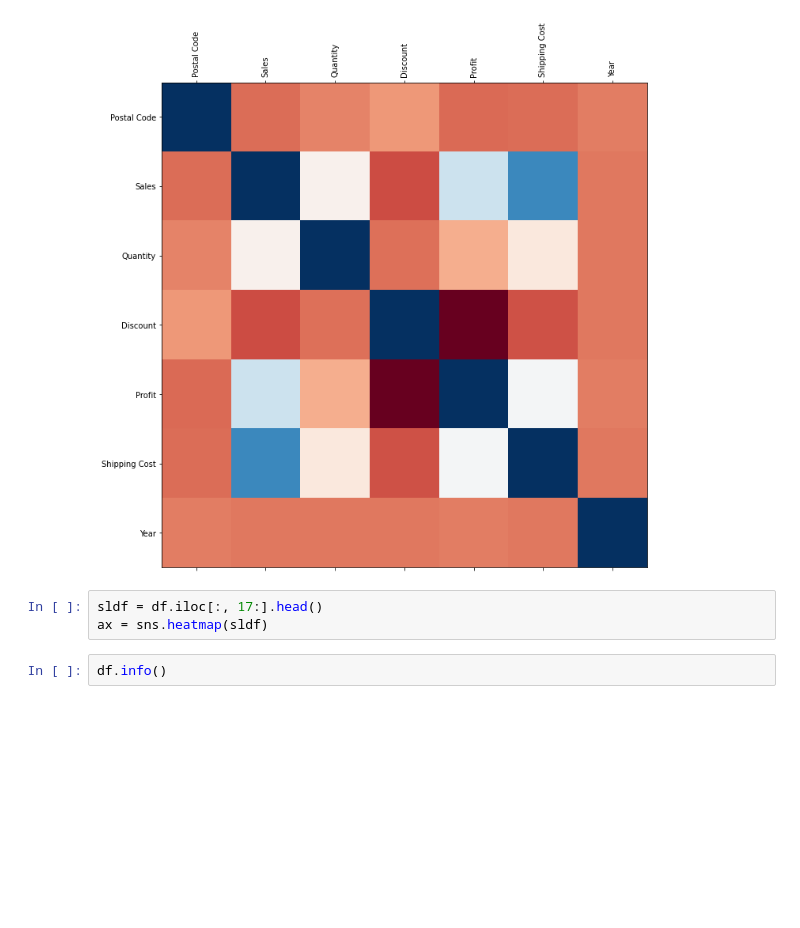
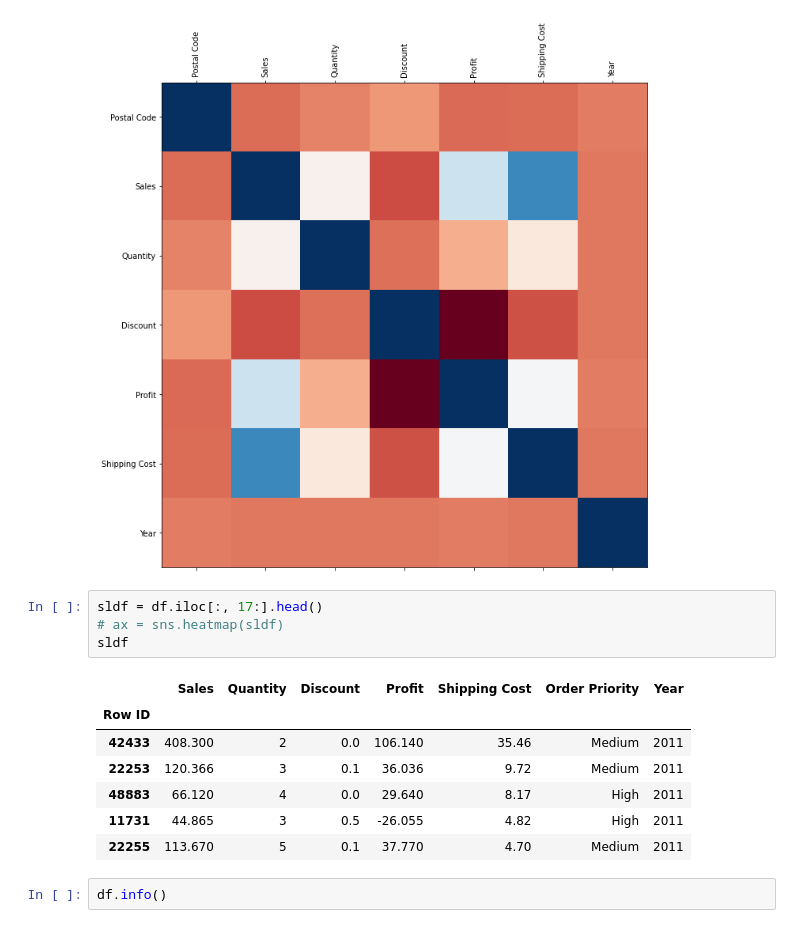
Before and after one commit to abidshafee/dataAnalysis, a Jupyter notebook: dataAnalysis.ipynb, the cells around one changed output. Drawn from its saved outputs; the diff is of its cells as text; blank space fills up the shorter version.

```diff
--- a/dataAnalysis.ipynb
+++ b/dataAnalysis.ipynb
@@ -327,7 +327,16 @@ plt.show()
 [figure]
 # %%
 sldf = df.iloc[:, 17:].head()
-ax = sns.heatmap(sldf)
+# ax = sns.heatmap(sldf)
+sldf
+# %% [output]
+|  | Sales | Quantity | Discount | Profit | Shipping Cost | Order Priority | Year |
+| Row ID |  |  |  |  |  |  |  |
+| 42433 | 408.300 | 2 | 0.0 | 106.140 | 35.46 | Medium | 2011 |
+| 22253 | 120.366 | 3 | 0.1 | 36.036 | 9.72 | Medium | 2011 |
+| 48883 | 66.120 | 4 | 0.0 | 29.640 | 8.17 | High | 2011 |
+| 11731 | 44.865 | 3 | 0.5 | -26.055 | 4.82 | High | 2011 |
+| 22255 | 113.670 | 5 | 0.1 | 37.770 | 4.70 | Medium | 2011 |
 # %%
 df.info()
 # %% [output]
```
Also changed, not shown: parts of 3 cells of this notebook.
